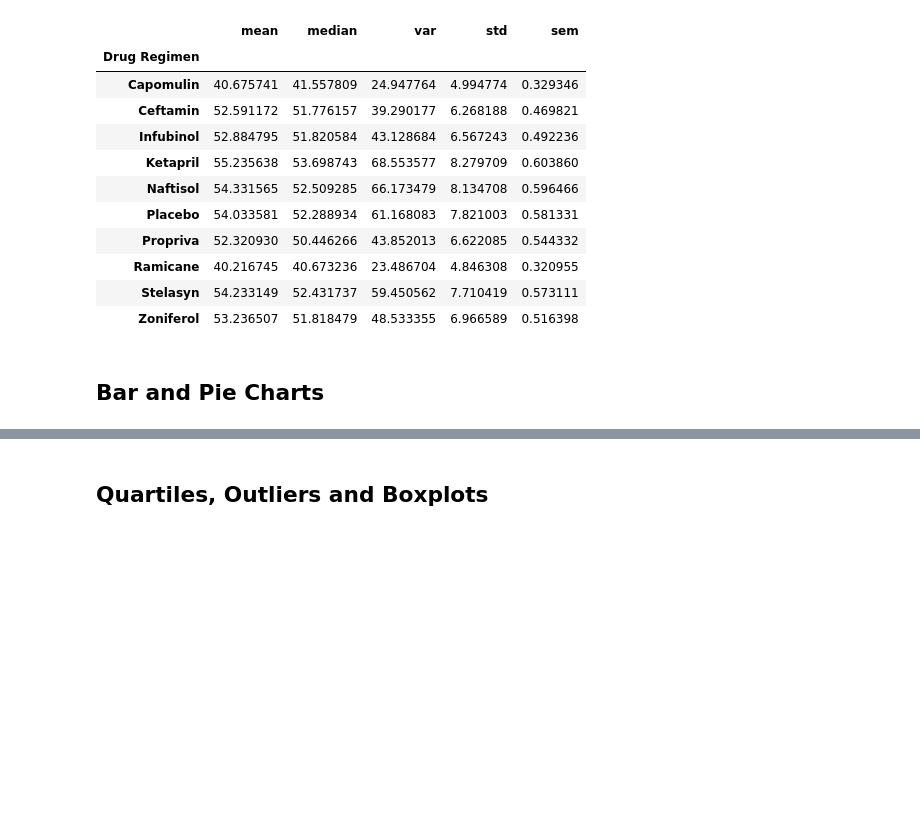
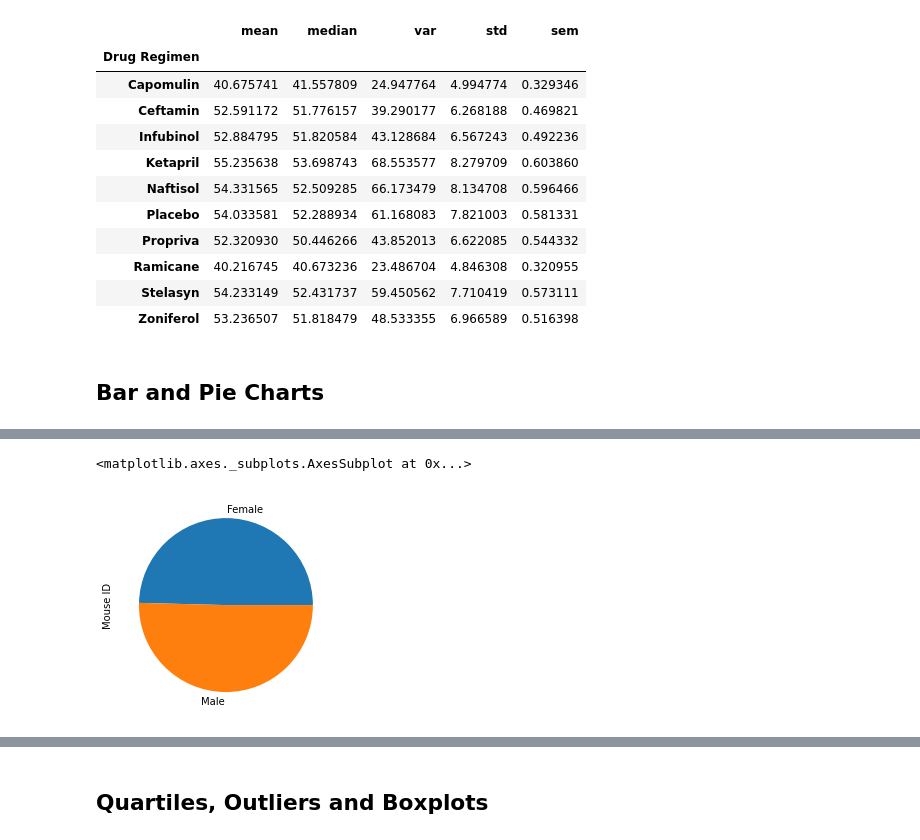
Before and after one commit to kimchikimchi/05-Pymaceuticals, a Jupyter notebook: pymaceuticals_starter.ipynb, the cells around one changed output, grey strips where cells are left out. Cells and saved outputs as stored; diff of their text form; code cells hidden in the pictures; blank space fills up the shorter version.

```diff
--- a/pymaceuticals_starter.ipynb
+++ b/pymaceuticals_starter.ipynb
@@ -157,4 +182,8 @@ mouse_data.groupby(['Drug Regimen'])['Tumor Volume (mm3)'].agg(['mean', 'median'
 # %%
 # Generate a pie plot showing the distribution of female versus male mice using pandas
+mouse_data.groupby(['Sex'])['Mouse ID'].nunique().plot(kind='pie')
+# %% [output]
+<matplotlib.axes._subplots.AxesSubplot at 0x...>
+[figure, added]
 # %%
 # Generate a pie plot showing the distribution of female versus male mice using pyplot
```
Also changed, not shown: parts of 6 cells of this notebook.
